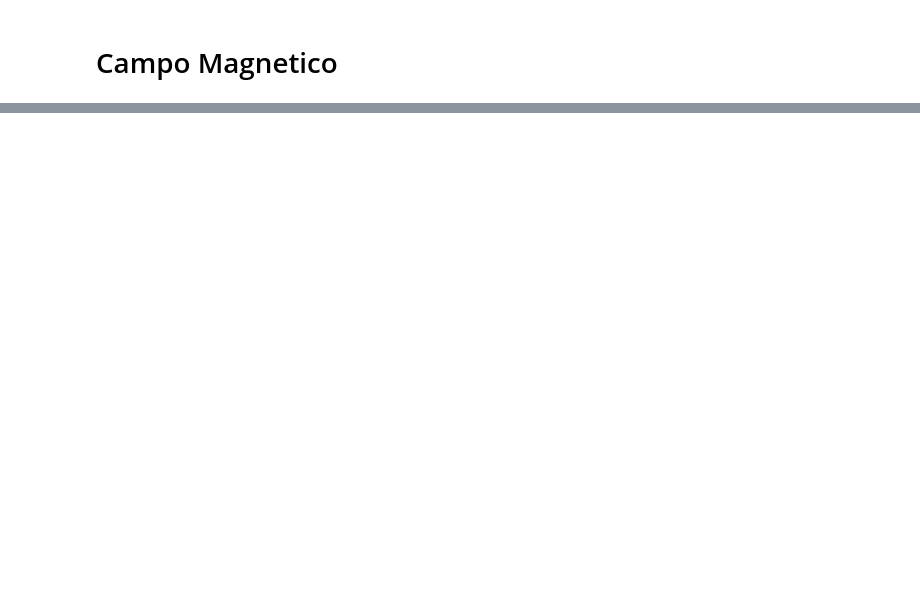
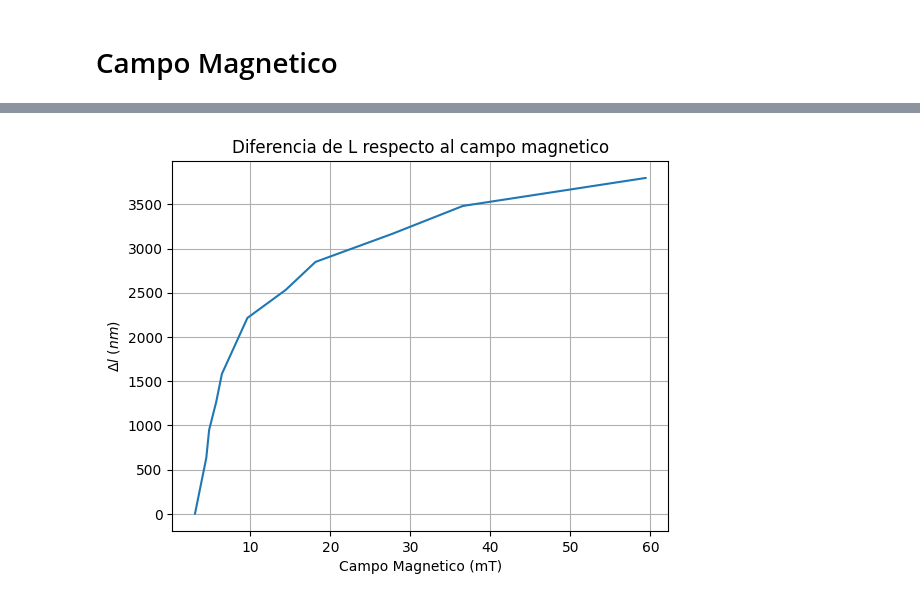
Before and after one commit to S1e7J/Data-LabIntermedio, a Jupyter notebook: Magnetostriccion/Analisis.ipynb, the cells around one changed output, grey strips where cells are left out. Saved outputs shown, nothing was run; the diff lists cells and outputs as text; code cells hidden in the pictures; blank space fills up the shorter version.

```diff
--- a/Magnetostriccion/Analisis.ipynb
+++ b/Magnetostriccion/Analisis.ipynb
@@ -76,0 +130,11 @@ plt.show()
+# %%
+df = pd.read_csv(f"Clean/Niquel/Magnetostriccion_Niquel_1_20250816_corriente_A_numero_de_minimos.dat").sort_values('corriente_A')
+df["minimos_acumulados"] = df['numero_de_minimos'].cumsum()
+plt.plot(prediction(df['corriente_A']), delta(df['minimos_acumulados']), label=archivo.split('/')[-1], solid_capstyle='round')
+plt.title('Diferencia de L respecto al campo magnetico')
+plt.ylabel(r'$\Delta l\ (nm)$')
+plt.xlabel('Campo Magnetico (mT)')
+plt.grid(True)
+plt.show()
+# %% [output]
+[figure, added]
```
Also changed, not shown: parts of 9 cells of this notebook, 5 other files.
